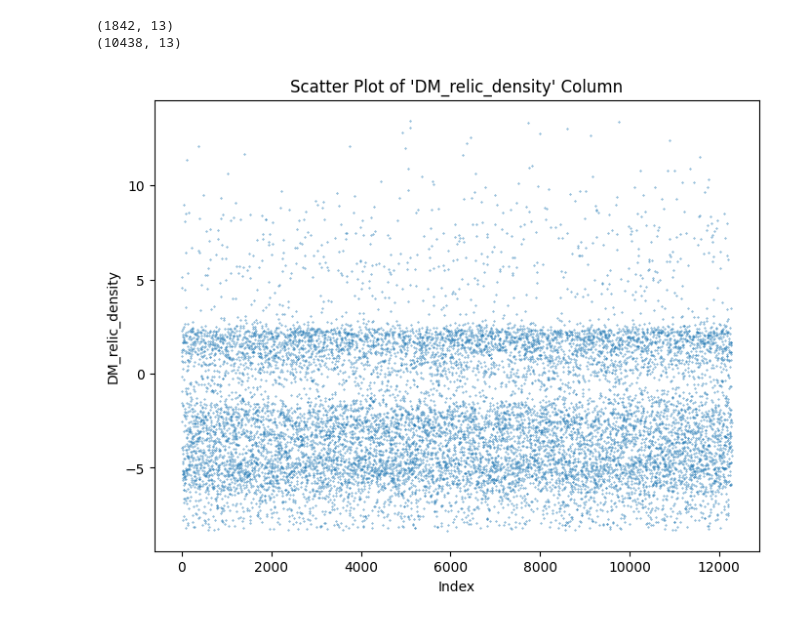
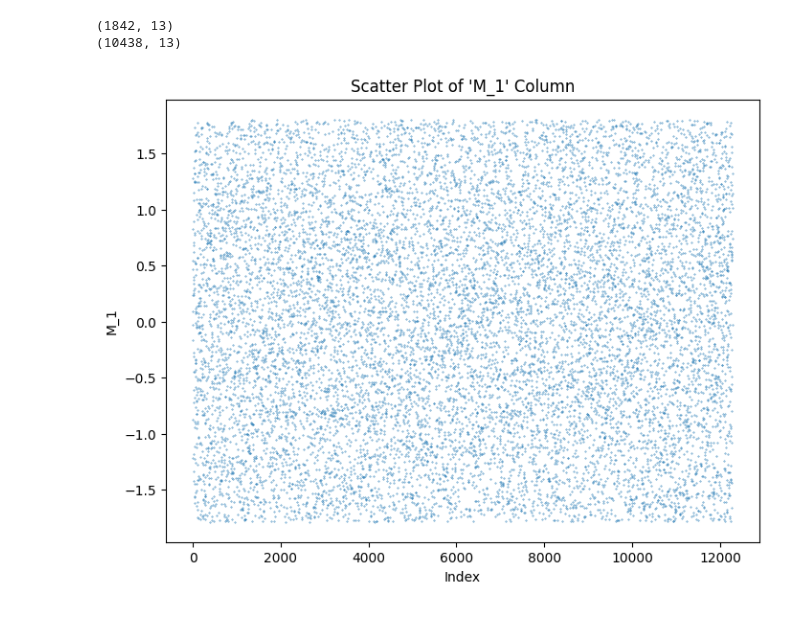
Before and after one commit to benvlasto/MPhys-Project, a Jupyter notebook: EWKino-data-exploration.ipynb, the cells around one changed output. Saved outputs shown, nothing was run; the diff lists cells and outputs as text; code cells hidden in the pictures.

```diff
--- a/EWKino-data-exploration.ipynb
+++ b/EWKino-data-exploration.ipynb
@@ -63,0 +49,10 @@ normalised_df.head()
+# %%
+# Remove Final__CLs so it isn't normalised
+Final__CLs = full_df.pop("Final__CLs")
+
+# Normalise remaining columns
+normalised_df = normalise_columns(full_df)
+
+# Add Final__CLs back in
+normalised_df["Final__CLs"] = Final__CLs.values
+normalised_df.head()
@@ -100,8 +107,8 @@ def plot_scatter_from_df(df, column_name):
 
     # Show the plot
     plt.show()
-# %%
-plot_scatter_from_df(full_df, "DM_relic_density")
-# %% [output]
-[figure, removed]
+# %%
+plot_scatter_from_df(normalised_df, "M_1")
+# %% [output]
+[figure, added]
 # %%
```
Also changed, not shown: parts of 7 cells of this notebook, 3 other files.
